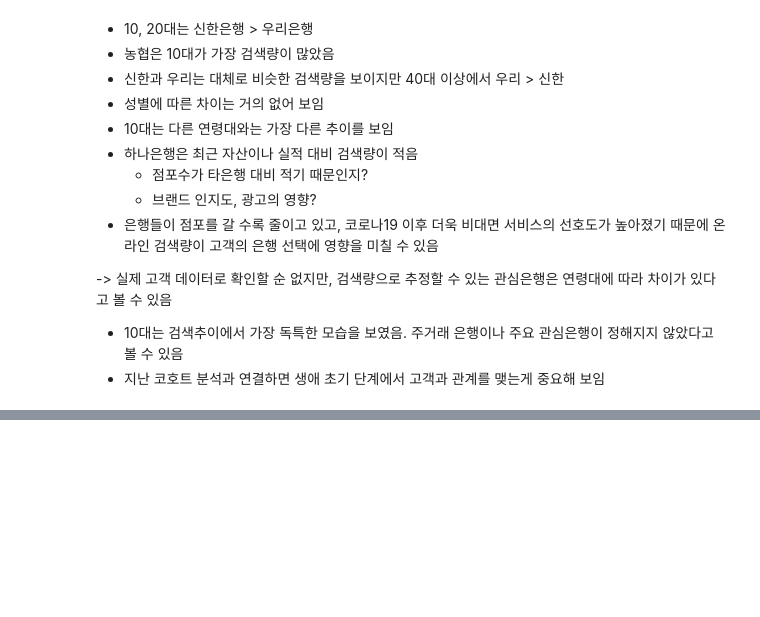
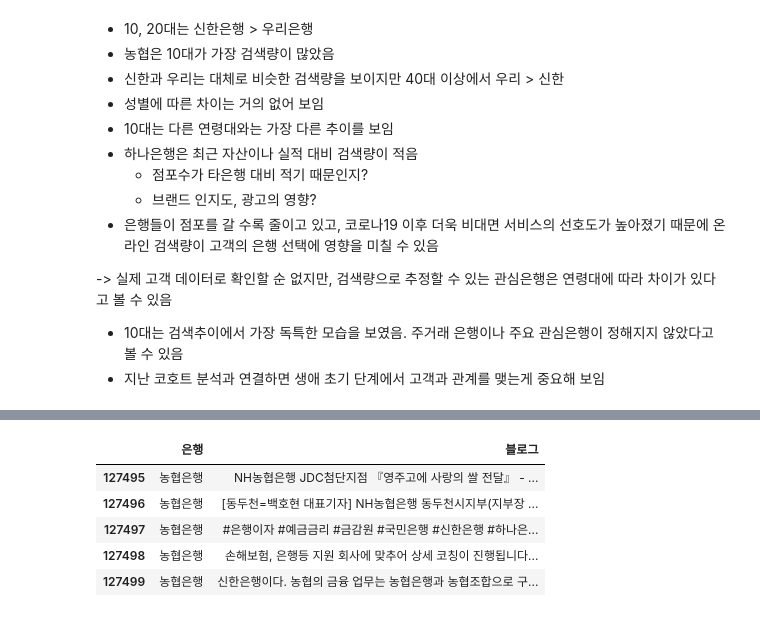
Before and after one commit to kikipark9/ML_Team_Project, a Jupyter notebook: eda_source/naver_search.ipynb, the cells around one changed output, grey strips where cells are left out. Drawn from its saved outputs; the diff is of its cells as text; code cells hidden in the pictures; blank space fills up the shorter version.

```diff
--- a/eda_source/naver_search.ipynb
+++ b/eda_source/naver_search.ipynb
@@ -306,0 +387,11 @@ for age, gender, title in age_gender_combination:
+# %%
+df['블로그'] = df['블로그'].str.replace('<b>', '', regex=True)
+df['블로그'] = df['블로그'].str.replace('</b>', '', regex=True)
+df.tail()
+# %% [output]
+|  | 은행 | 블로그 |
+| 127495 | 농협은행 | NH농협은행 JDC첨단지점 『영주고에 사랑의 쌀 전달』 - ... |
+| 127496 | 농협은행 | [동두천=백호현 대표기자] NH농협은행 동두천시지부(지부장 ... |
+| 127497 | 농협은행 | #은행이자 #예금금리 #금감원 #국민은행 #신한은행 #하나은... |
+| 127498 | 농협은행 | 손해보험, 은행등 지원 회사에 맞추어 상세 코칭이 진행됩니다... |
+| 127499 | 농협은행 | 신한은행이다. 농협의 금융 업무는 농협은행과 농협조합으로 구... |
```
Also changed, not shown: parts of 11 cells of this notebook.
